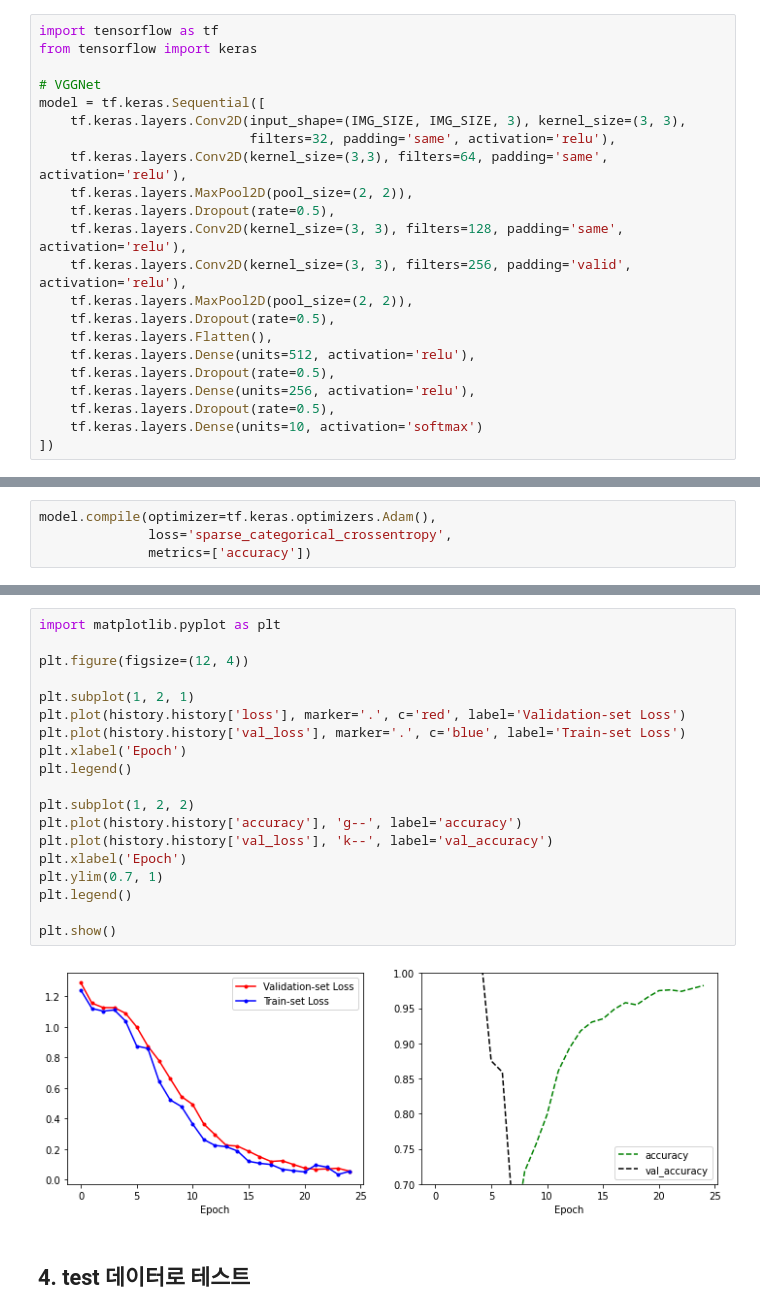
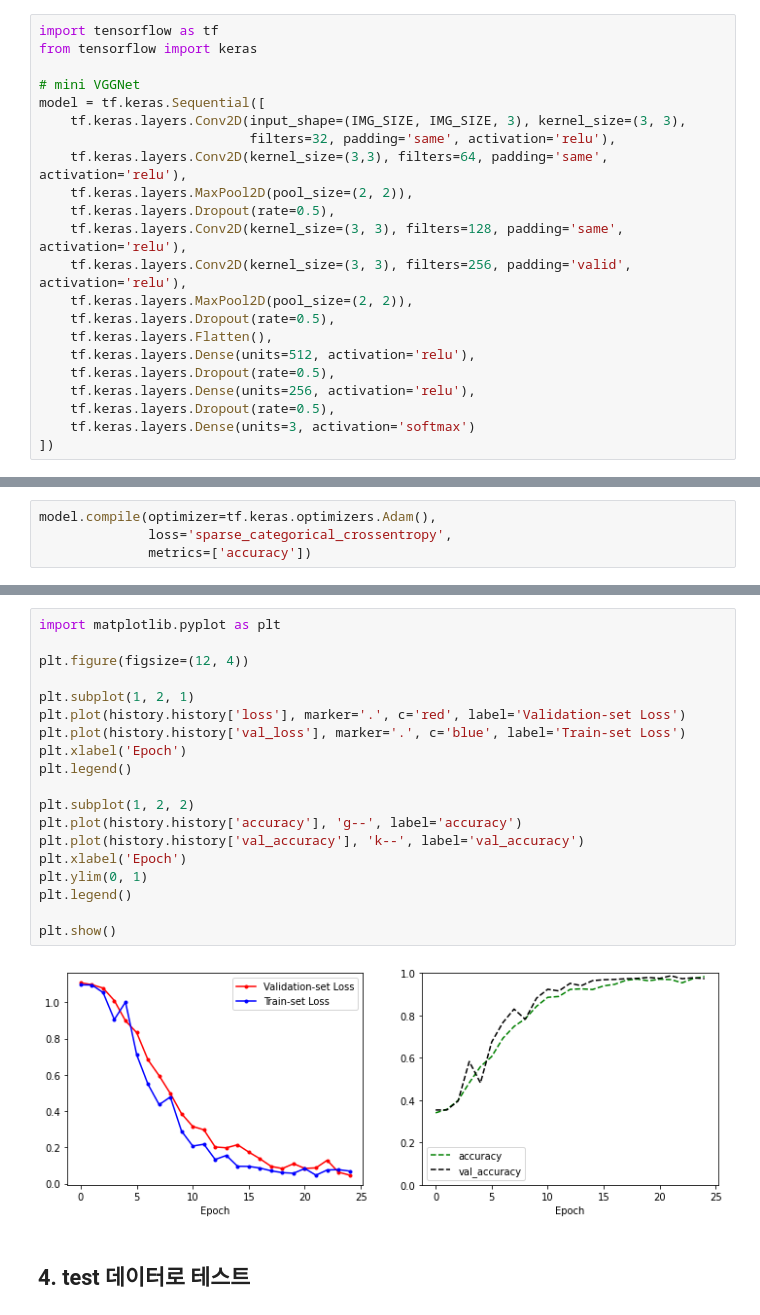
Before and after one commit to thk-lightman/AIFFEL, a Jupyter notebook: EXPLORATION/01/미니 프로젝트 - 가위바위보 분류기.ipynb, the cells around one changed output, grey strips where cells are left out. Cells and saved outputs as stored; diff of their text form.

```diff
--- a/EXPLORATION/01/미니 프로젝트 - 가위바위보 분류기.ipynb
+++ b/EXPLORATION/01/미니 프로젝트 - 가위바위보 분류기.ipynb
@@ -175,7 +175,7 @@ print('라벨: ', y_train[1000])
 import tensorflow as tf
 from tensorflow import keras
 
-# VGGNet
+# mini VGGNet
 model = tf.keras.Sequential([
     tf.keras.layers.Conv2D(input_shape=(IMG_SIZE, IMG_SIZE, 3), kernel_size=(3, 3),
                            filters=32, padding='same', activation='relu'),
@@ -191,5 +191,5 @@ model = tf.keras.Sequential([
     tf.keras.layers.Dropout(rate=0.5),
     tf.keras.layers.Dense(units=256, activation='relu'),
     tf.keras.layers.Dropout(rate=0.5),
-    tf.keras.layers.Dense(units=10, activation='softmax')
+    tf.keras.layers.Dense(units=3, activation='softmax')
 ])
@@ -242,24 +260,24 @@ Epoch 25/25
 # %%
 import matplotlib.pyplot as plt
 
 plt.figure(figsize=(12, 4))
 
 plt.subplot(1, 2, 1)
 plt.plot(history.history['loss'], marker='.', c='red', label='Validation-set Loss')
 plt.plot(history.history['val_loss'], marker='.', c='blue', label='Train-set Loss')
 plt.xlabel('Epoch')
 plt.legend()
 
 plt.subplot(1, 2, 2)
 plt.plot(history.history['accuracy'], 'g--', label='accuracy')
-plt.plot(history.history['val_loss'], 'k--', label='val_accuracy')
+plt.plot(history.history['val_accuracy'], 'k--', label='val_accuracy')
 plt.xlabel('Epoch')
-plt.ylim(0.7, 1)
+plt.ylim(0, 1)
 plt.legend()
 
 plt.show()
 # %% [output]
-[figure, old version]
+[figure, new version]
 # %% [markdown]
 ## 4. test 데이터로 테스트
 # %%
```
Also changed, not shown: parts of 12 cells of this notebook, 2 other files.
